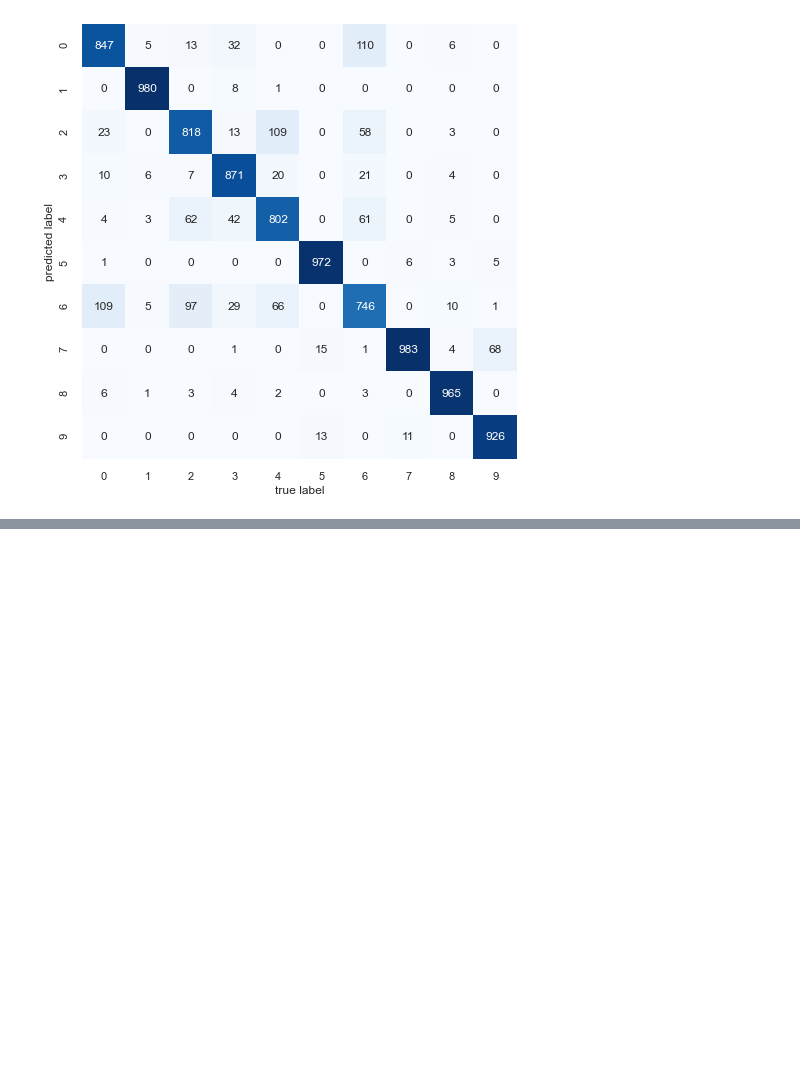
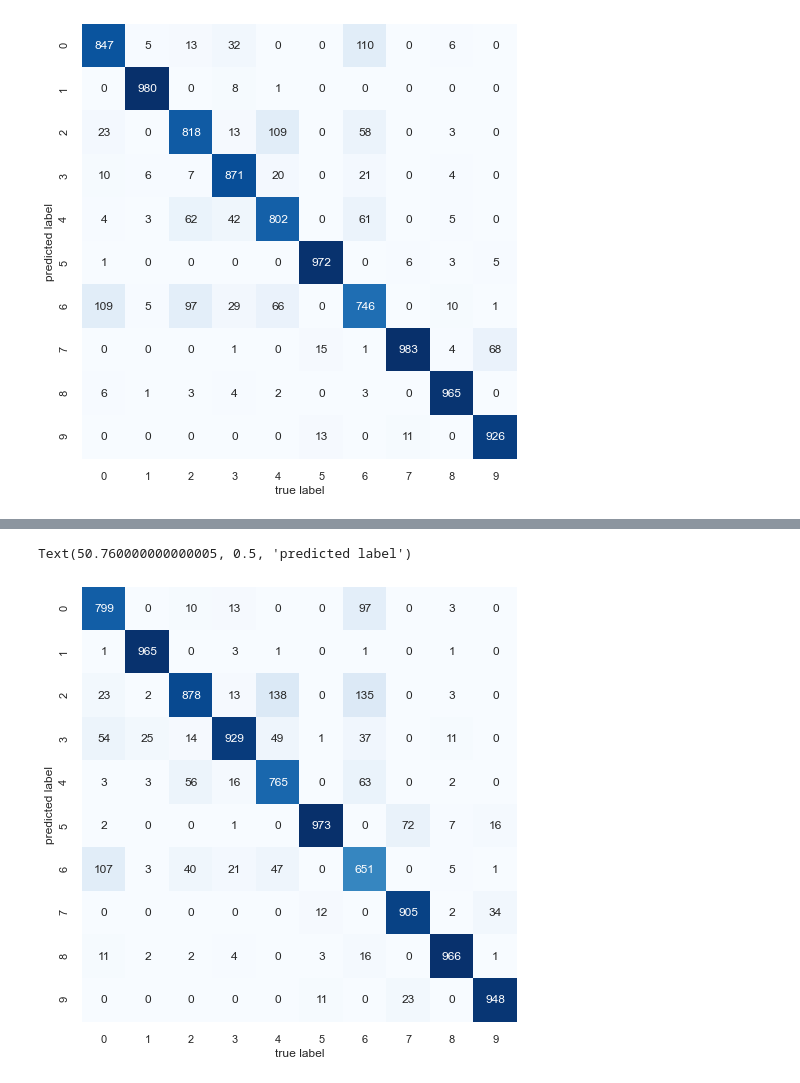
Before and after one commit to jjr2040/Machine-Learning-Techniques, a Jupyter notebook: Laboratorio 6/Laboratorio_VI_Juan.ipynb, the cells around one changed output, grey strips where cells are left out. Cells and saved outputs as stored; diff of their text form; code cells hidden in the pictures; blank space fills up the shorter version.

```diff
--- a/Laboratorio 6/Laboratorio_VI_Juan.ipynb
+++ b/Laboratorio 6/Laboratorio_VI_Juan.ipynb
@@ -287,0 +364,29 @@ _________________________________________________________________
+# %%
+def build_mlp_undercomplete_model(n_hidden=1, n_neurons_1 = 100, n_neurons_2 = 100, dropout = 0.1, activation_hidden = 'relu', learning_rate=3e-3):
+    mlp = Sequential(name='lab_6_undercomplete_mlp')
+    first = True
+
+    mlp.add(Flatten(input_shape=[7,7,8]))
+    for layer in range(n_hidden):
+        if first:
+            mlp.add(Dense(n_neurons_1, activation=activation_hidden, name=f'hidden_layer_{layer}'))
+            first = False
+        else:
+            mlp.add(Dense(n_neurons_2, activation=activation_hidden, name=f'hidden_layer_{layer}'))
+
+    mlp.add(Dropout(dropout,name=f'dropout_layer_{dropout}'))
+    mlp.add(Dense(n_output, activation='sigmoid', name= 'output_layer'))
+
+    sgd_optimizer = tf.keras.optimizers.SGD(learning_rate=learning_rate)
+    mlp.compile(loss='categorical_crossentropy', optimizer=sgd_optimizer, metrics=['accuracy'])
+
+    return mlp
+
+# Modelo que utiliza el GridSearch
+modelCV_undercomplete = KerasClassifier(build_fn=build_mlp_undercomplete_model, epochs=20, batch_size=32, verbose=1,shuffle = True)
+# %%
+grid_undercomplete = RandomizedSearchCV(modelCV_undercomplete, param_grid, verbose=1, cv = 3, n_iter=10, random_state=20)
+# %%
+grid_undercomplete.fit(X_train_undercomplete_code, y_train, callbacks=callbacks)
+
+undercomplete_model = grid_undercomplete.best_estimator_
@@ -337,0 +542,10 @@ Text(50.760000000000005, 0.5, 'predicted label')
+# %%
+sns.set()
+plt.figure(figsize=(8,8))
+mat = confusion_matrix(y_test.values.argmax(axis=1), y_undercomplete_test.values.argmax(axis=1))
+sns.heatmap(mat.T, square=True, annot=True, cmap='Blues',fmt='d', cbar=False, xticklabels=[0,1,2,3,4,5,6,7,8,9], yticklabels=[0,1,2,3,4,5,6,7,8,9])
+plt.xlabel('true label')
+plt.ylabel('predicted label')
+# %% [output]
+Text(50.760000000000005, 0.5, 'predicted label')
+[figure, added]
```
Also changed, not shown: parts of 22 cells of this notebook.
